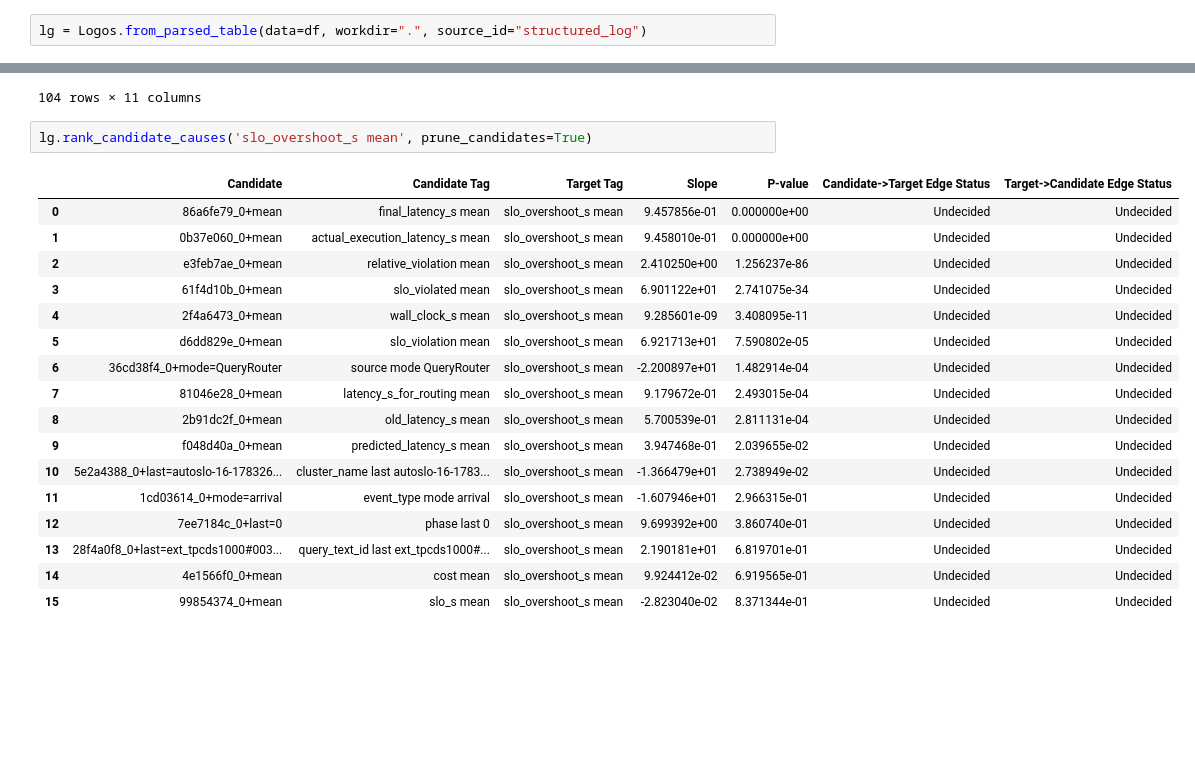
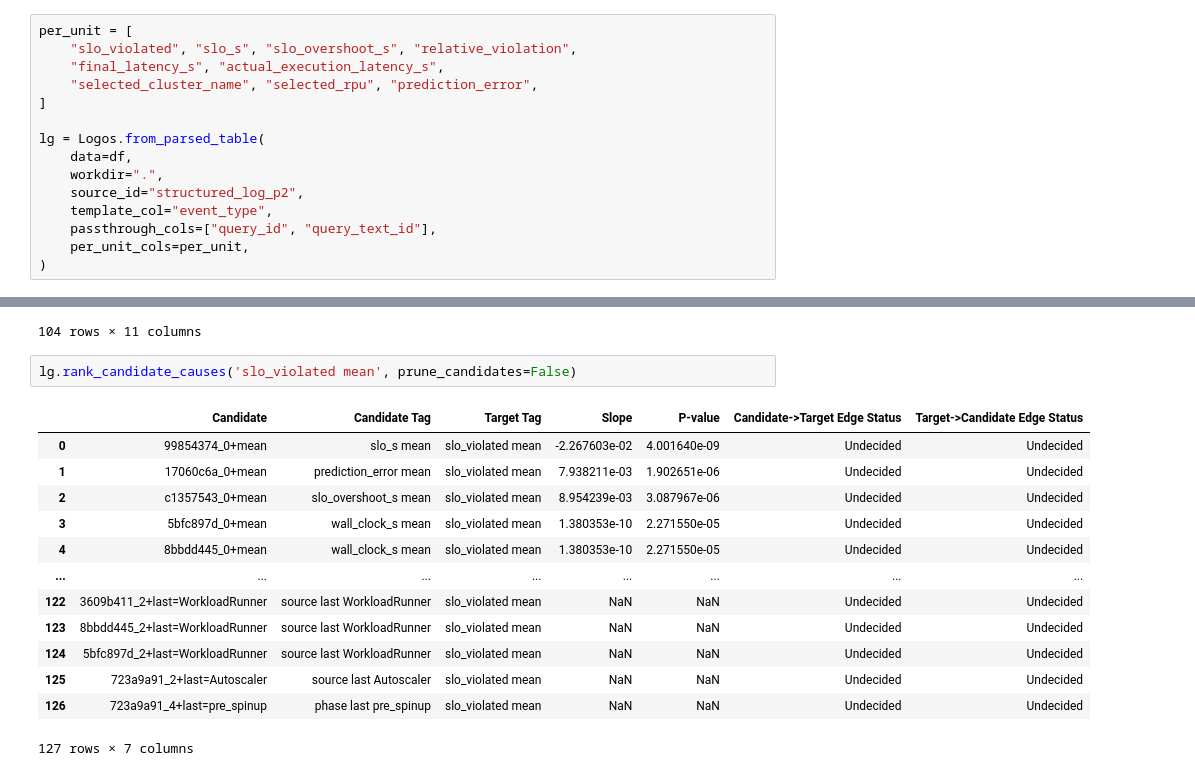
Before and after one commit to mitdbg/logos, a Jupyter notebook: autoslo_case_studies/1783260865180/analysis.ipynb, the cells around one changed output, grey strips where cells are left out. Drawn from its saved outputs; the diff is of its cells as text; blank space fills up the shorter version.

Commit message:
Phase 2 of analysis initial code changes

```diff
--- a/autoslo_case_studies/1783260865180/analysis.ipynb
+++ b/autoslo_case_studies/1783260865180/analysis.ipynb
@@ -39,7 +39,20 @@ df
 # %%
 from logos import Logos
 # %%
-lg = Logos.from_parsed_table(data=df, workdir=".", source_id="structured_log")
+per_unit = [
+    "slo_violated", "slo_s", "slo_overshoot_s", "relative_violation",
+    "final_latency_s", "actual_execution_latency_s",
+    "selected_cluster_name", "selected_rpu", "prediction_error",
+]
+
+lg = Logos.from_parsed_table(
+    data=df,
+    workdir=".",
+    source_id="structured_log_p2",
+    template_col="event_type",
+    passthrough_cols=["query_id", "query_text_id"],
+    per_unit_cols=per_unit,
+)
 # %%
 lg.parsed_templates
 # %% [output]
@@ -102,22 +115,18 @@ lg.prepared_variables
 | 103 | 7ee7184c_0+last=pre_spinup | 7ee7184c_0 |  | last | pre_spinup | phase last pre_spinup | 72 | str | ... |
 104 rows × 11 columns
 # %%
-lg.rank_candidate_causes('slo_overshoot_s mean', prune_candidates=True)
+lg.rank_candidate_causes('slo_violated mean', prune_candidates=False)
 # %% [output]
 |  | Candidate | Candidate Tag | Target Tag | Slope | P-value | Candidate->Target Edge Status | Target->Candidate Edge Status |
-| 0 | 86a6fe79_0+mean | final_latency_s mean | slo_overshoot_s mean | 9.457856e-01 | 0.000000e+00 | Undecided | Undecided |
-| 1 | 0b37e060_0+mean | actual_execution_latency_s mean | slo_overshoot_s mean | 9.458010e-01 | 0.000000e+00 | Undecided | Undecided |
-| 2 | e3feb7ae_0+mean | relative_violation mean | slo_overshoot_s mean | 2.410250e+00 | 1.256237e-86 | Undecided | Undecided |
-| 3 | 61f4d10b_0+mean | slo_violated mean | slo_overshoot_s mean | 6.901122e+01 | 2.741075e-34 | Undecided | Undecided |
-| 4 | 2f4a6473_0+mean | wall_clock_s mean | slo_overshoot_s mean | 9.285601e-09 | 3.408095e-11 | Undecided | Undecided |
-| 5 | d6dd829e_0+mean | slo_violation mean | slo_overshoot_s mean | 6.921713e+01 | 7.590802e-05 | Undecided | Undecided |
-| 6 | 36cd38f4_0+mode=QueryRouter | source mode QueryRouter | slo_overshoot_s mean | -2.200897e+01 | 1.482914e-04 | Undecided | Undecided |
-| 7 | 81046e28_0+mean | latency_s_for_routing mean | slo_overshoot_s mean | 9.179672e-01 | 2.493015e-04 | Undecided | Undecided |
-| 8 | 2b91dc2f_0+mean | old_latency_s mean | slo_overshoot_s mean | 5.700539e-01 | 2.811131e-04 | Undecided | Undecided |
-| 9 | f048d40a_0+mean | predicted_latency_s mean | slo_overshoot_s mean | 3.947468e-01 | 2.039655e-02 | Undecided | Undecided |
-| 10 | 5e2a4388_0+last=autoslo-16-178326... | cluster_name last autoslo-16-1783... | slo_overshoot_s mean | -1.366479e+01 | 2.738949e-02 | Undecided | Undecided |
-| 11 | 1cd03614_0+mode=arrival | event_type mode arrival | slo_overshoot_s mean | -1.607946e+01 | 2.966315e-01 | Undecided | Undecided |
-| 12 | 7ee7184c_0+last=0 | phase last 0 | slo_overshoot_s mean | 9.699392e+00 | 3.860740e-01 | Undecided | Undecided |
-| 13 | 28f4a0f8_0+last=ext_tpcds1000#003... | query_text_id last ext_tpcds1000#... | slo_overshoot_s mean | 2.190181e+01 | 6.819701e-01 | Undecided | Undecided |
-| 14 | 4e1566f0_0+mean | cost mean | slo_overshoot_s mean | 9.924412e-02 | 6.919565e-01 | Undecided | Undecided |
-| 15 | 99854374_0+mean | slo_s mean | slo_overshoot_s mean | -2.823040e-02 | 8.371344e-01 | Undecided | Undecided |
+| 0 | 99854374_0+mean | slo_s mean | slo_violated mean | -2.267603e-02 | 4.001640e-09 | Undecided | Undecided |
+| 1 | 17060c6a_0+mean | prediction_error mean | slo_violated mean | 7.938211e-03 | 1.902651e-06 | Undecided | Undecided |
+| 2 | c1357543_0+mean | slo_overshoot_s mean | slo_violated mean | 8.954239e-03 | 3.087967e-06 | Undecided | Undecided |
+| 3 | 5bfc897d_0+mean | wall_clock_s mean | slo_violated mean | 1.380353e-10 | 2.271550e-05 | Undecided | Undecided |
+| 4 | 8bbdd445_0+mean | wall_clock_s mean | slo_violated mean | 1.380353e-10 | 2.271550e-05 | Undecided | Undecided |
+| ... | ... | ... | ... | ... | ... | ... | ... |
+| 122 | 3609b411_2+last=WorkloadRunner | source last WorkloadRunner | slo_violated mean | NaN | NaN | Undecided | Undecided |
+| 123 | 8bbdd445_2+last=WorkloadRunner | source last WorkloadRunner | slo_violated mean | NaN | NaN | Undecided | Undecided |
+| 124 | 5bfc897d_2+last=WorkloadRunner | source last WorkloadRunner | slo_violated mean | NaN | NaN | Undecided | Undecided |
+| 125 | 723a9a91_2+last=Autoscaler | source last Autoscaler | slo_violated mean | NaN | NaN | Undecided | Undecided |
+| 126 | 723a9a91_4+last=pre_spinup | phase last pre_spinup | slo_violated mean | NaN | NaN | Undecided | Undecided |
+127 rows × 7 columns
```
Also changed, not shown: parts of 1 cell of this notebook, 6 other files.
